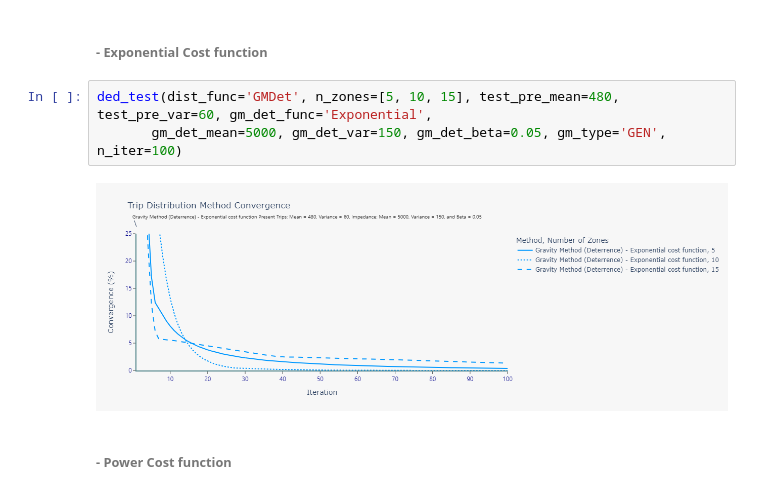
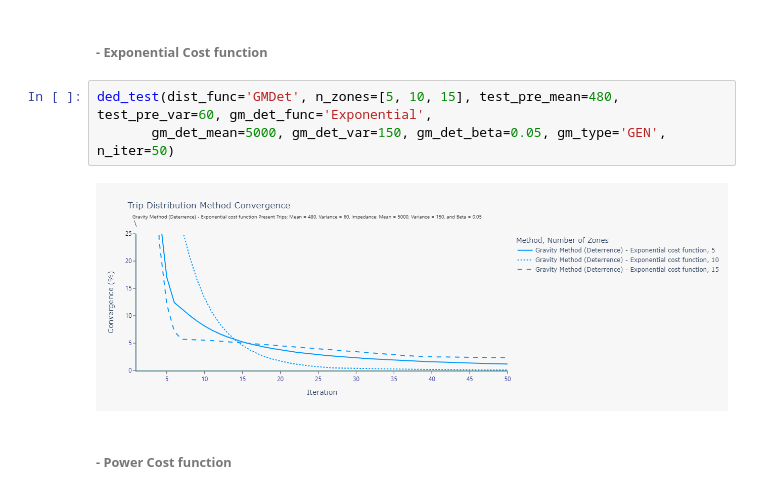
Before and after one commit to glennluigigarcia/Trip_Distribution, a Jupyter notebook: trip_dist.ipynb, the cells around one changed output. Drawn from its saved outputs; the diff is of its cells as text.

```diff
--- a/trip_dist.ipynb
+++ b/trip_dist.ipynb
@@ -727,9 +727,9 @@ def gm_det(base_trip_sum, gm_det_cost, gm_type, gm_det_func, gm_iteration, **kwa
 ###### - Exponential Cost function
 # %%
 ded_test(dist_func='GMDet', n_zones=[5, 10, 15], test_pre_mean=480, test_pre_var=60, gm_det_func='Exponential',
-       gm_det_mean=5000, gm_det_var=150, gm_det_beta=0.05, gm_type='GEN', n_iter=100)
+       gm_det_mean=5000, gm_det_var=150, gm_det_beta=0.05, gm_type='GEN', n_iter=50)
 # %% [output]
-[figure, old version]
+[figure, new version]
 # %% [markdown]
 ###### - Power Cost function
 # %%
```
Also changed, not shown: parts of 12 cells of this notebook.
